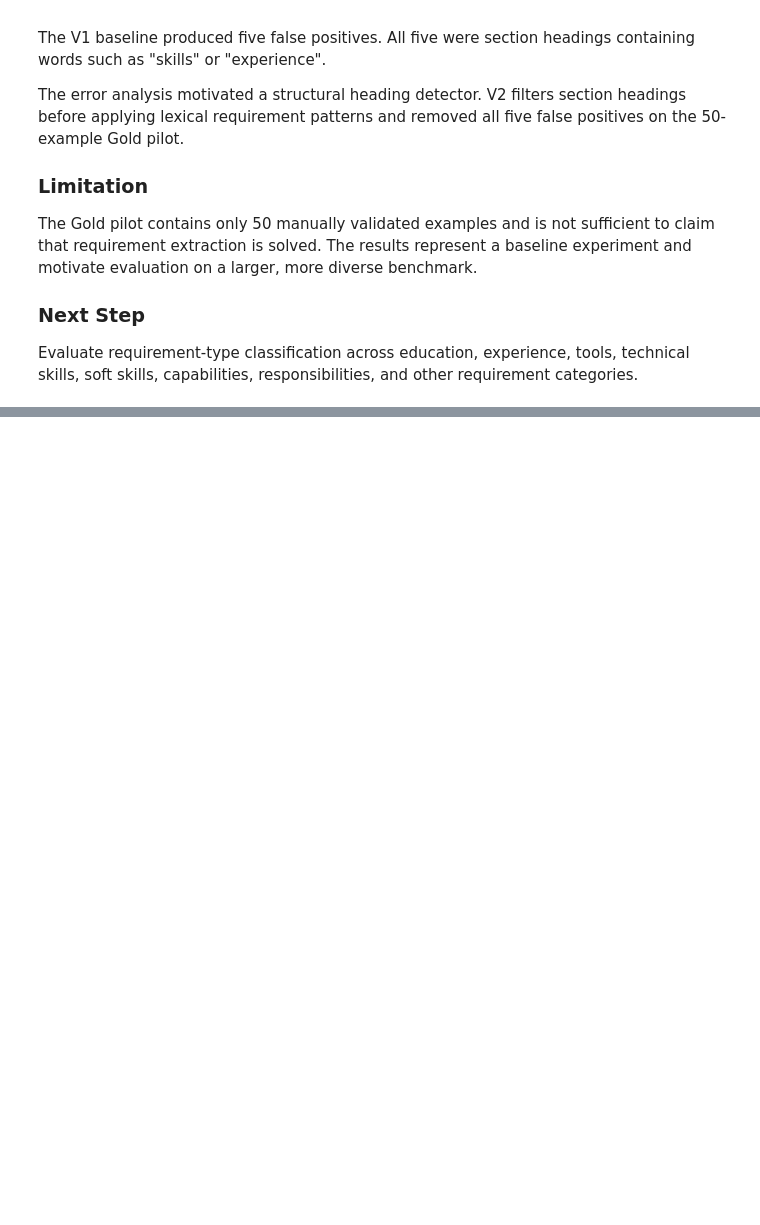
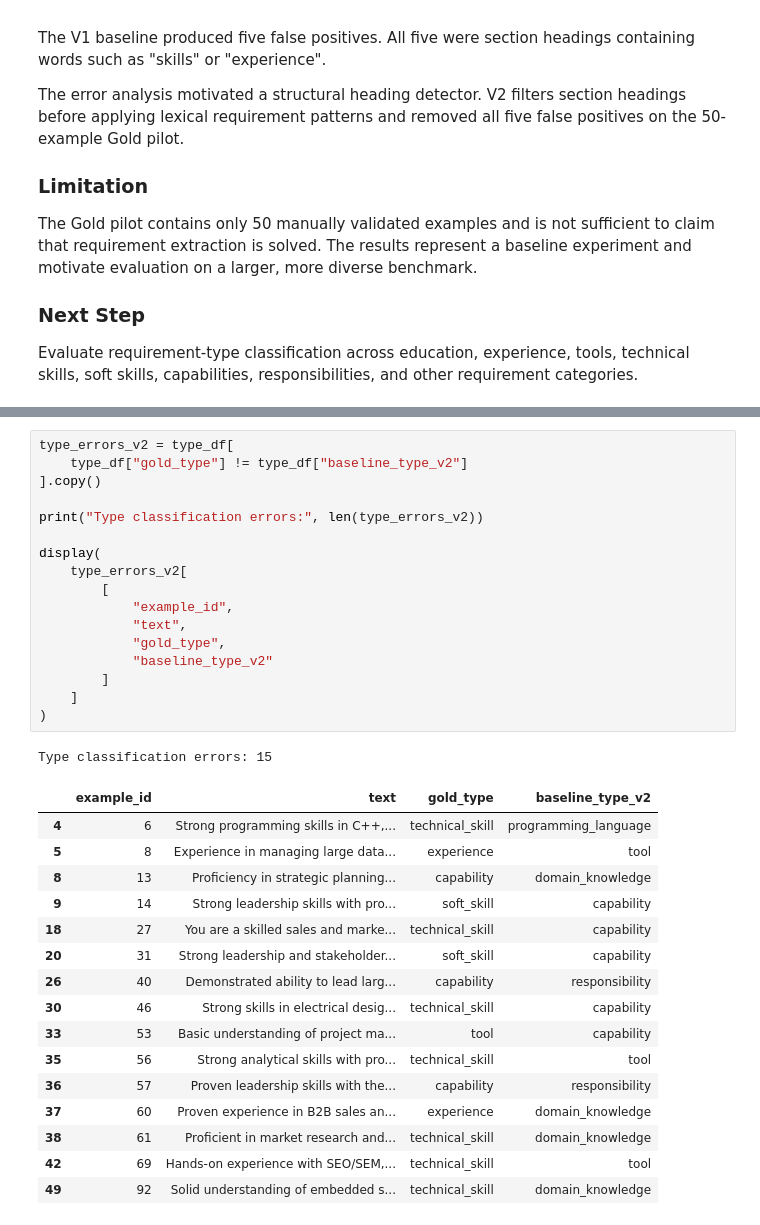
Before and after one commit to tanisha1259/SkillAlign, a Jupyter notebook: notebooks/02_requirement_extraction.ipynb, the cells around one changed output, grey strips where cells are left out. Saved outputs shown, nothing was run; the diff lists cells and outputs as text; blank space fills up the shorter version.

```diff
--- a/notebooks/02_requirement_extraction.ipynb
+++ b/notebooks/02_requirement_extraction.ipynb
@@ -3212,0 +4126,35 @@ and other requirement categories.
+# %%
+type_errors_v2 = type_df[
+    type_df["gold_type"] != type_df["baseline_type_v2"]
+].copy()
+
+print("Type classification errors:", len(type_errors_v2))
+
+display(
+    type_errors_v2[
+        [
+            "example_id",
+            "text",
+            "gold_type",
+            "baseline_type_v2"
+        ]
+    ]
+)
+# %% [output]
+Type classification errors: 15
+|  | example_id | text | gold_type | baseline_type_v2 |
+| 4 | 6 | Strong programming skills in C++,... | technical_skill | programming_language |
+| 5 | 8 | Experience in managing large data... | experience | tool |
+| 8 | 13 | Proficiency in strategic planning... | capability | domain_knowledge |
+| 9 | 14 | Strong leadership skills with pro... | soft_skill | capability |
+| 18 | 27 | You are a skilled sales and marke... | technical_skill | capability |
+| 20 | 31 | Strong leadership and stakeholder... | soft_skill | capability |
+| 26 | 40 | Demonstrated ability to lead larg... | capability | responsibility |
+| 30 | 46 | Strong skills in electrical desig... | technical_skill | capability |
+| 33 | 53 | Basic understanding of project ma... | tool | capability |
+| 35 | 56 | Strong analytical skills with pro... | technical_skill | tool |
+| 36 | 57 | Proven leadership skills with the... | capability | responsibility |
+| 37 | 60 | Proven experience in B2B sales an... | experience | domain_knowledge |
+| 38 | 61 | Proficient in market research and... | technical_skill | domain_knowledge |
+| 42 | 69 | Hands-on experience with SEO/SEM,... | technical_skill | tool |
+| 49 | 92 | Solid understanding of embedded s... | technical_skill | domain_knowledge |
```
Also changed, not shown: parts of 41 cells of this notebook, 8 other files.
